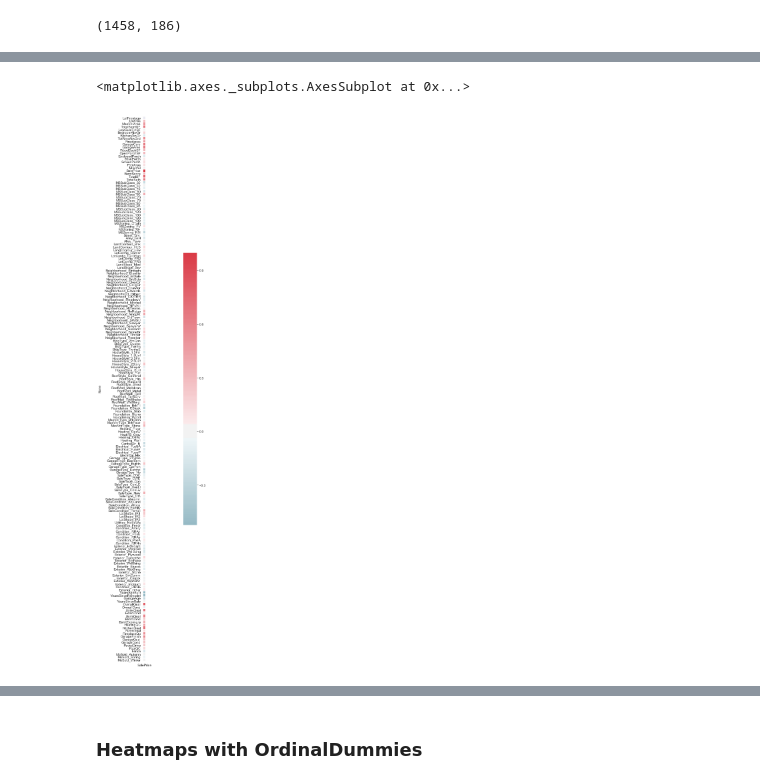
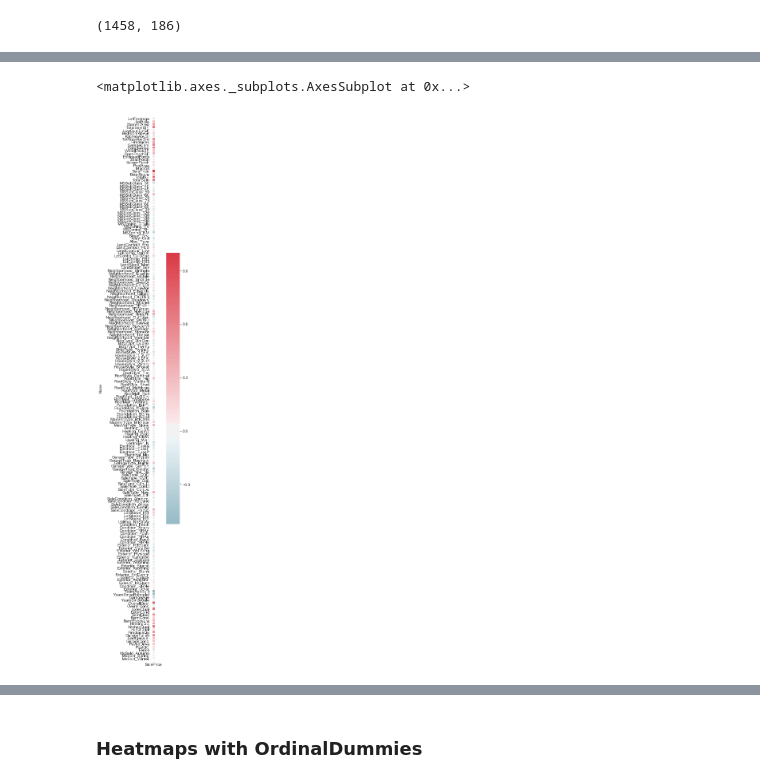
Before and after one commit to cchen17/machine-learning_house-prices, a Jupyter notebook: denise/EDA and Feature Selection.ipynb, the cells around one changed output, grey strips where cells are left out. Drawn from its saved outputs; the diff is of its cells as text; code cells hidden in the pictures.

```diff
--- a/denise/EDA and Feature Selection.ipynb
+++ b/denise/EDA and Feature Selection.ipynb
@@ -96,14 +83,14 @@ corr_df = pd.DataFrame(corr['SalePrice'].values,
                   index=[corr.columns.values])
 corr_df.columns = ['SalePrice']
 # %%
-f, ax = plt.subplots(figsize=(40,30))
+f, ax = plt.subplots(figsize=(10,25))
 mask = np.zeros_like(corr_df, dtype=np.bool)
 mask[np.triu_indices_from(mask)] = True
 cmap = sns.diverging_palette(220, 10, as_cmap=True)
 sns.heatmap(corr_df, mask=mask, cmap=cmap,
             yticklabels=corr.columns.values,
             center=0,
             square=True, linewidths=.5, cbar_kws={"shrink": .5})
 # %% [output]
 <matplotlib.axes._subplots.AxesSubplot at 0x...>
-[figure, old version]
+[figure, new version]
```
Also changed, not shown: parts of 14 cells of this notebook, 2 other files.
